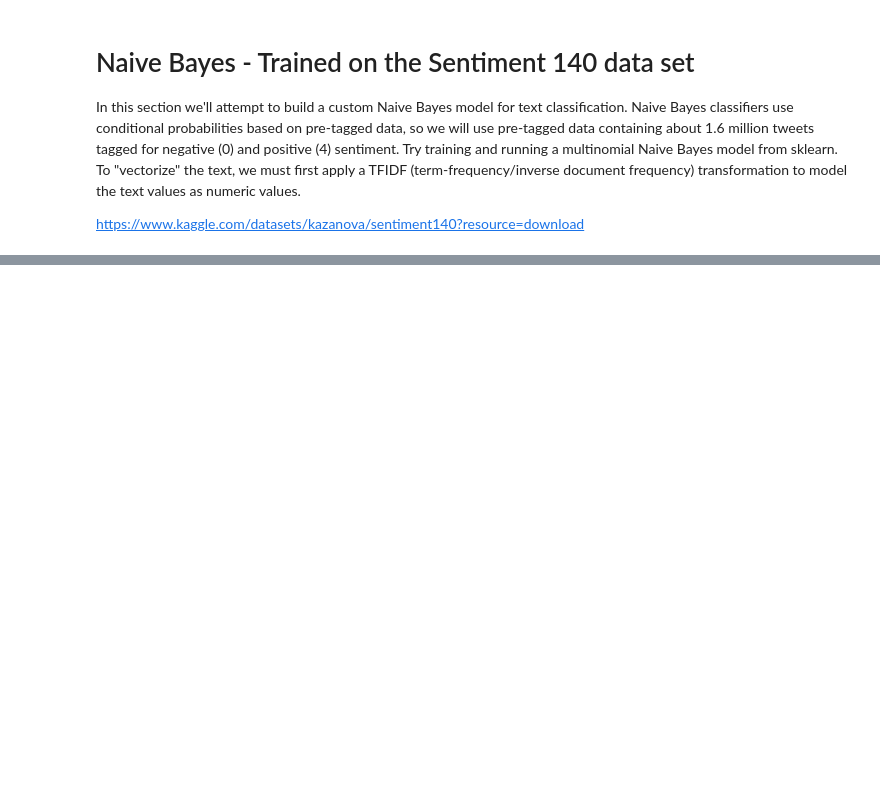
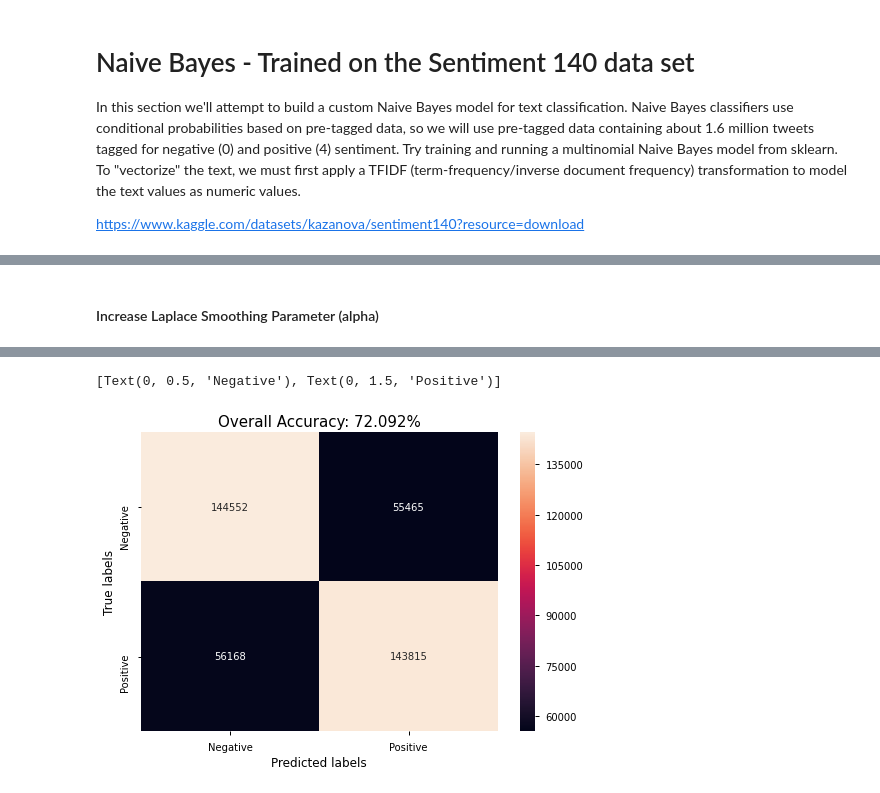
Before and after one commit to keaturner55/yt-comments-practicum, a Jupyter notebook: naivebayes.ipynb, the cells around one changed output, grey strips where cells are left out. Drawn from its saved outputs; the diff is of its cells as text; code cells hidden in the pictures; blank space fills up the shorter version.

```diff
--- a/naivebayes.ipynb
+++ b/naivebayes.ipynb
@@ -64,0 +126,23 @@ ax.xaxis.set_ticklabels(['Negative', 'Positive']); ax.yaxis.set_ticklabels(['Neg
+# %% [markdown]
+#### Increase Laplace Smoothing Parameter (alpha)
+# %%
+estimators=[('vectorizer', HashingVectorizer(ngram_range=(1,1)))]
+pipeline = Pipeline(estimators)
+print("{} - transforming train text".format(datetime.now()))
+train_text_proc = pipeline.fit_transform(train_text)
+print("{} - fit the model".format(datetime.now())
+# increased smoothing
+nb_model = BernoulliNB(alpha = 5)
+nb_model.fit(train_text_proc, train_label)
+print("{} - score the model".format(datetime.now()))
+test_text_proc = pipeline.fit_transform(test_text)
+test_score = nb_model.score(test_text_proc,test_label)
+predicted_vals = nb_model.predict(test_text_proc)
+ax= plt.subplot()
+sns.heatmap(confusion_matrix(test_label,predicted_vals), annot=True, fmt='g', ax=ax)
+ax.set_xlabel('Predicted labels', size=12)
+ax.set_ylabel('True labels', size=12)
+ax.set_title('Overall Accuracy: {:.3f}%'.format(test_score*100.0), size=15)
+ax.xaxis.set_ticklabels(['Negative', 'Positive'])
+ax.yaxis.set_ticklabels(['Negative', 'Positive'])
+# %% [output]
@@ -64,0 +152,2 @@ ax.xaxis.set_ticklabels(['Negative', 'Positive']); ax.yaxis.set_ticklabels(['Neg
+[Text(0, 0.5, 'Negative'), Text(0, 1.5, 'Positive')]
+[figure, added]
```
Also changed, not shown: parts of 27 cells of this notebook, 6 other files.
